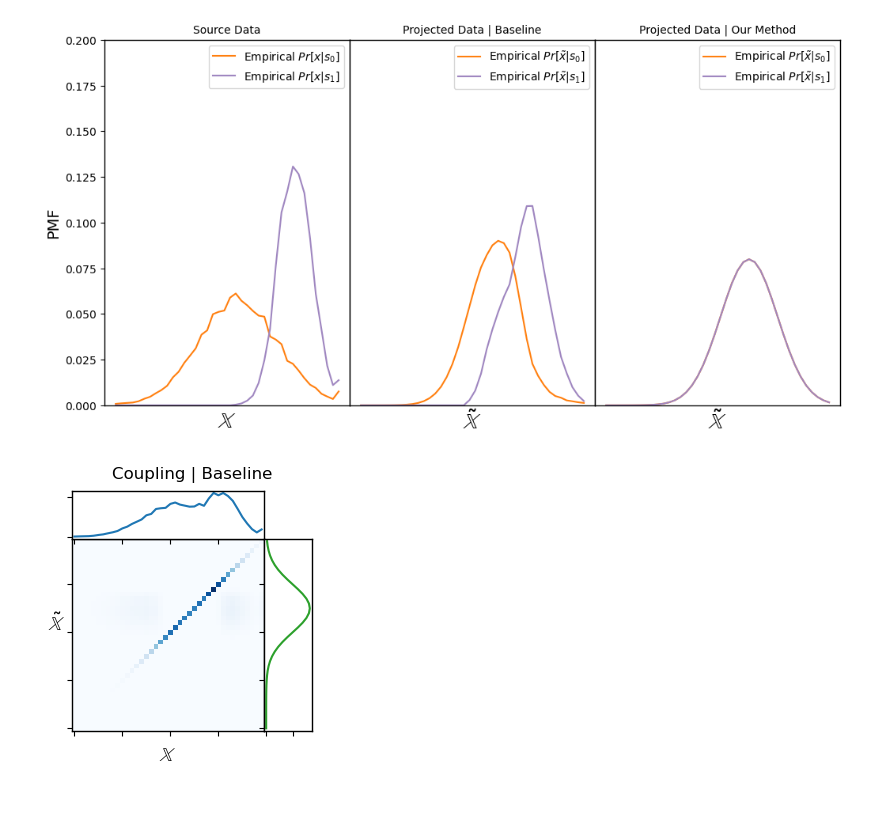
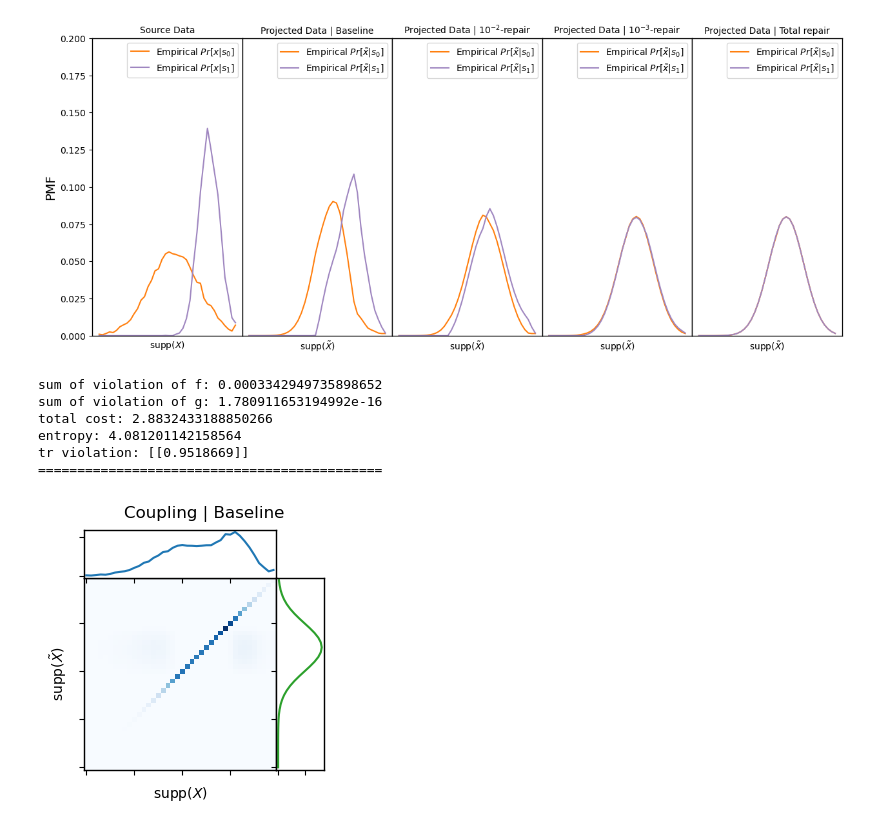
Before and after one commit to Quan-Zhou/OT_Debiasing, a Jupyter notebook: Dykstra_fromsamples.ipynb, the cells around one changed output. Drawn from its saved outputs; the diff is of its cells as text; code cells hidden in the pictures; blank space fills up the shorter version.

```diff
--- a/Dykstra_fromsamples.ipynb
+++ b/Dykstra_fromsamples.ipynb
@@ -325,0 +318,5 @@ dist_project_2['x_1']=empirical_distribution(data_revised_2[data_revised_2['S']=
+# %%
+rdata_base=projection(data,baseline(C,e,px,ptx,V,200)[400])
+rdata_part2=projection(data,partial_repair(C,e,px,ptx,V,1.0e-2,200)[600])
+rdata_part3=projection(data,partial_repair(C,e,px,ptx,V,1.0e-3,200)[600])
+rdata_total=projection(data,total_repair(C,e,px,ptx,V,200)[600])
@@ -326,3 +341,9 @@ dist_project_2['x_1']=empirical_distribution(data_revised_2[data_revised_2['S']=
+# %%
+dist_origin=rdata_analysis(data,bin)
+rdist_base=rdata_analysis(rdata_base,bin)
+rdist_part2=rdata_analysis(rdata_part2,bin)
+rdist_part3=rdata_analysis(rdata_part3,bin)
+rdist_total=rdata_analysis(rdata_total,bin)
 # %%
 plt.plot(x_range,dist['x'],label=r'$Pr[x]$',color='tab:blue')
 plt.plot(x_range,dist['x_0'],label=r'$Pr[x|s_0]$',alpha=0.3,color='tab:orange')
@@ -366,39 +409,59 @@ plt.savefig('C:/Users/zhouq/Downloads/groupblind.pdf',bbox_inches = 'tight')
 # %%
 ymax=0.2
-fig = plt.figure(figsize=(12,6))
+fig = plt.figure(figsize=(15,6))
 plt.rcParams['axes.linewidth'] = 1
 plt.rc('axes', labelsize=6)
-ax=plt.subplot2grid((1,3),(0,0), rowspan=1, colspan=1)
-dist_tmp=dist_original
+ax=plt.subplot2grid((1,5),(0,0), rowspan=1, colspan=1)
+dist_tmp=dist_origin
 plt.plot(x_range,dist_tmp['x_0'],label=r'Empirical $Pr[x|s_0]$',color='tab:orange')
 plt.plot(x_range,dist_tmp['x_1'],label=r'Empirical $Pr[x|s_1]$',color='#9f86c0')
 plt.ylim([0,ymax])
 plt.legend()
 plt.xticks([])
-plt.xlabel(r'$\mathbb{X}$',fontsize=20)
+plt.xlabel(r'supp($X$)',fontsize=10)
 plt.ylabel('PMF',fontsize=14)
 plt.title('Source Data',fontsize=10)
-ax=plt.subplot2grid((1,3),(0,1), rowspan=1, colspan=1)
-dist_tmp=dist_project_1
+ax=plt.subplot2grid((1,5),(0,1), rowspan=1, colspan=1)
+dist_tmp=rdist_base
 plt.plot(x_range,dist_tmp['x_0'],label=r'Empirical $Pr[\tilde{x}|s_0]$',color='tab:orange')
 plt.plot(x_range,dist_tmp['x_1'],label=r'Empirical $Pr[\tilde{x}|s_1]$',color='#9f86c0')
 plt.ylim([0,ymax])
 plt.legend()
 plt.yticks([])
 plt.xticks([])
-plt.xlabel(r'$\tilde{\mathbb{X}}$',fontsize=20)
+plt.xlabel(r'supp($\tilde{X}$)',fontsize=10)
 plt.title('Projected Data | Baseline',fontsize=10)
-ax=plt.subplot2grid((1,3),(0,2), rowspan=1, colspan=1)
-dist_tmp=dist_project_2
+ax=plt.subplot2grid((1,5),(0,2), rowspan=1, colspan=1)
+dist_tmp=rdist_part2
 plt.plot(x_range,dist_tmp['x_0'],label=r'Empirical $Pr[\tilde{x}|s_0]$',color='tab:orange')
 plt.plot(x_range,dist_tmp['x_1'],label=r'Empirical $Pr[\tilde{x}|s_1]$',color='#9f86c0')
 plt.ylim([0,ymax])
 plt.legend()
 plt.yticks([])
 plt.xticks([])
-plt.xlabel(r'$\tilde{\mathbb{X}}$',fontsize=20)
-plt.title('Projected Data | Our Method',fontsize=10)
+plt.xlabel(r'supp($\tilde{X}$)',fontsize=10)
+plt.title(r'Projected Data | $10^{-2}$-repair',fontsize=10)
+ax=plt.subplot2grid((1,5),(0,3), rowspan=1, colspan=1)
+dist_tmp=rdist_part3
+plt.plot(x_range,dist_tmp['x_0'],label=r'Empirical $Pr[\tilde{x}|s_0]$',color='tab:orange')
+plt.plot(x_range,dist_tmp['x_1'],label=r'Empirical $Pr[\tilde{x}|s_1]$',color='#9f86c0')
+plt.ylim([0,ymax])
+plt.legend()
+plt.yticks([])
+plt.xticks([])
+plt.xlabel(r'supp($\tilde{X}$)',fontsize=10)
+plt.title(r'Projected Data | $10^{-3}$-repair',fontsize=10)
+ax=plt.subplot2grid((1,5),(0,4), rowspan=1, colspan=1)
+dist_tmp=rdist_total
+plt.plot(x_range,dist_tmp['x_0'],label=r'Empirical $Pr[\tilde{x}|s_0]$',color='tab:orange')
+plt.plot(x_range,dist_tmp['x_1'],label=r'Empirical $Pr[\tilde{x}|s_1]$',color='#9f86c0')
+plt.ylim([0,ymax])
+plt.legend()
+plt.yticks([])
+plt.xticks([])
+plt.xlabel(r'supp($\tilde{X}$)',fontsize=10)
+plt.title('Projected Data | Total repair',fontsize=10)
 plt.subplots_adjust(left=None, bottom=None, right=None, top=None, wspace=0,hspace=0.)
 plt.savefig('C:/Users/zhouq/Downloads/groupwise.pdf',bbox_inches = 'tight')
 # %% [output]
-[figure, old version]
+[figure, new version]
@@ -405,6 +473,12 @@ plt.savefig('C:/Users/zhouq/Downloads/groupwise.pdf',bbox_inches = 'tight')
 # %%
-fig=plots(x_range,dist['x'],dist['t_x'],gamma_classic[len(gamma_classic)-1].T.A1.reshape((bin,bin)))
+fig=plots(x_range,dist['x'],dist['t_x'],baseline(C,e,px,ptx,V,200)[400].T.A1.reshape((bin,bin)))
 fig.suptitle('Coupling | Baseline')
 plt.savefig('C:/Users/zhouq/Downloads/coupling_base.pdf',bbox_inches = 'tight')
 # %% [output]
+sum of violation of f: 0.0003342949735898652
+sum of violation of g: 1.780911653194992e-16
+total cost: 2.8832433188850266
+entropy: 4.081201142158564
+tr violation: [[0.9518669]]
+============================================
-[figure, old version]
+[figure, new version]
```
Also changed, not shown: parts of 11 cells of this notebook.
